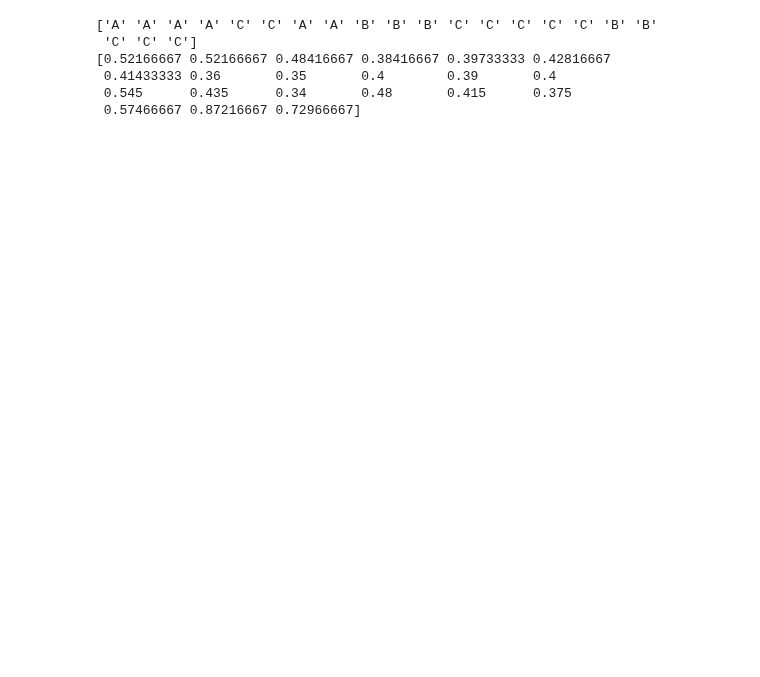
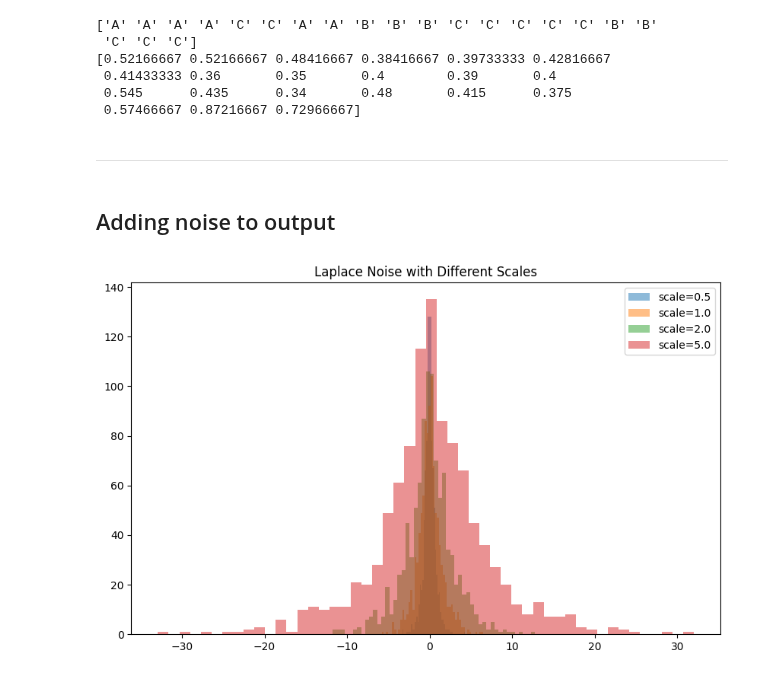
Before and after one commit to rbisht092/DiffrentialPrivacy, a Jupyter notebook: DiffrentialPrivacy/final.ipynb, the cells around one changed output. Drawn from its saved outputs; the diff is of its cells as text; code cells hidden in the pictures; blank space fills up the shorter version.

```diff
--- a/DiffrentialPrivacy/final.ipynb
+++ b/DiffrentialPrivacy/final.ipynb
@@ -113,3 +126,24 @@ print(query_confi2.max(axis=1))
  0.41433333 0.36       0.35       0.4        0.39       0.4
  0.545      0.435      0.34       0.48       0.415      0.375
  0.57466667 0.87216667 0.72966667]
+# %% [markdown]
+<hr>
+# %% [markdown]
+## Adding noise to output
+# %%
+import numpy as np
+import matplotlib.pyplot as plt
+
+# Compare different scale values
+x = np.linspace(-10, 10, 1000)
+scales = [0.5, 1.0, 2.0, 5.0]
+
+plt.figure(figsize=(10, 6))
+for scale in scales:
+    noise = np.random.laplace(0, scale, 1000)
+    plt.hist(noise, bins=50, alpha=0.5, label=f'scale={scale}')
+plt.legend()
+plt.title('Laplace Noise with Different Scales')
+plt.show()
+# %% [output]
+[figure, added]
```
Also changed, not shown: parts of 20 cells of this notebook.
